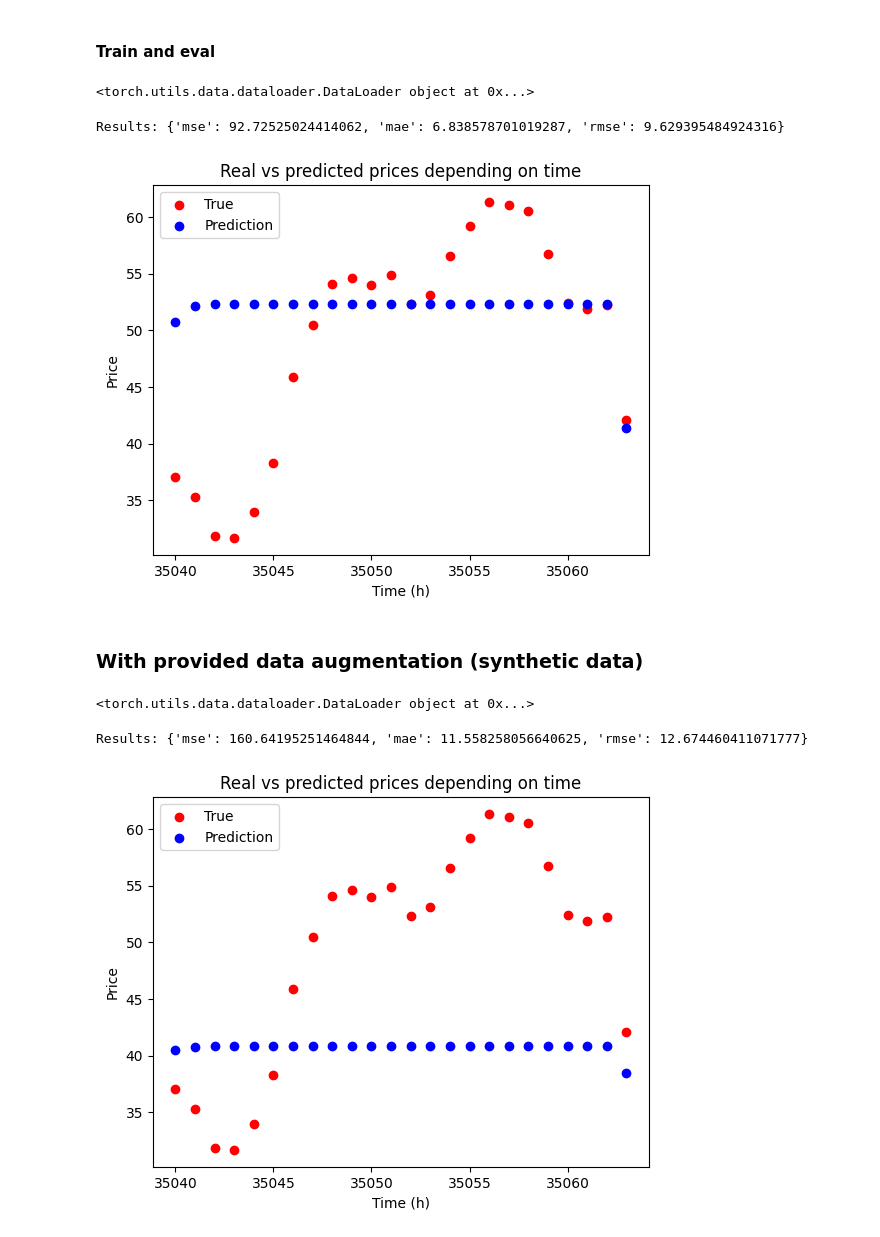
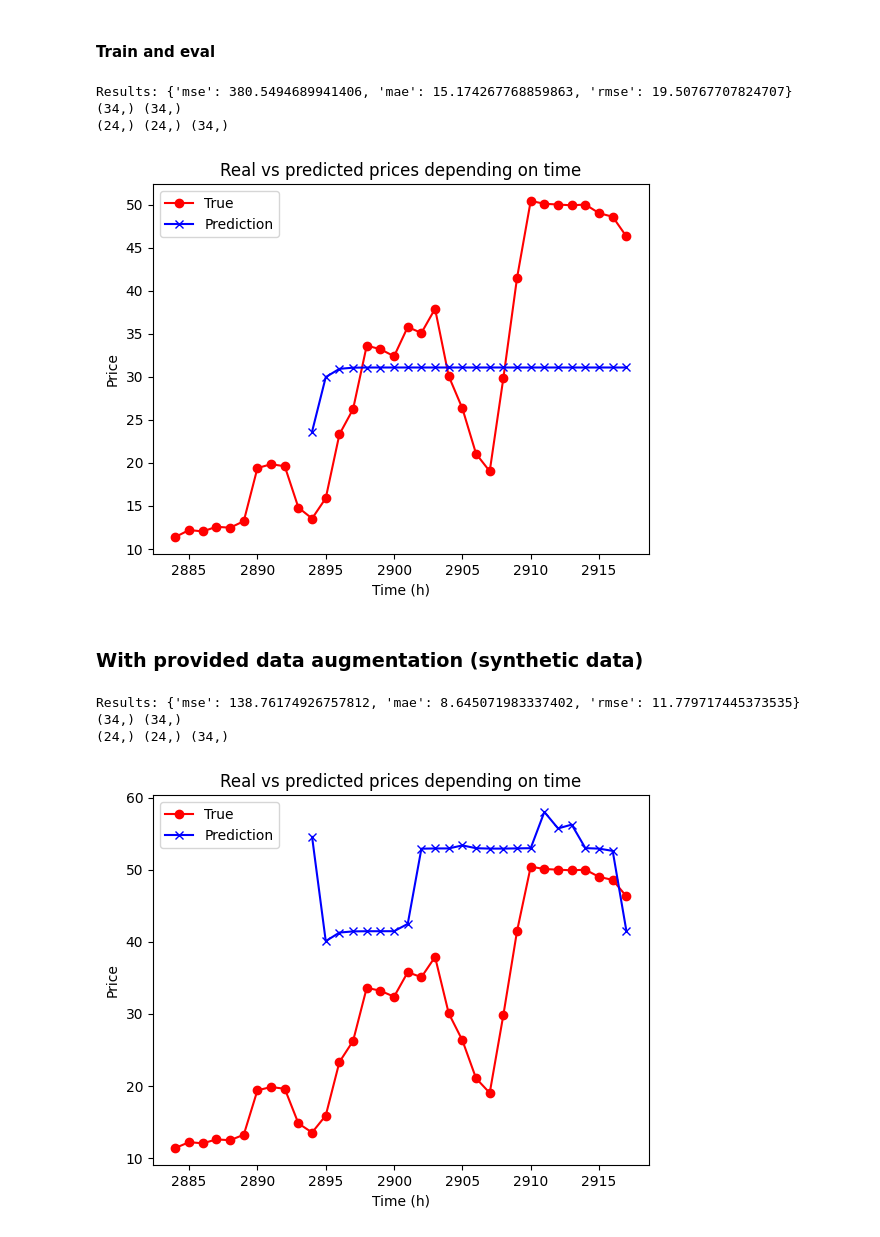
Before and after one commit to RobinMeneust/air_liquide_ai_challenge, a Jupyter notebook: notebooks/lstm.ipynb, the cells around one changed output. Cells and saved outputs as stored; diff of their text form; code cells hidden in the pictures.

```diff
--- a/notebooks/lstm.ipynb
+++ b/notebooks/lstm.ipynb
@@ -51,14 +54,13 @@ df_price_generated_00257.head()
 ## Preprocess data
 # %%
 def preprocess_true_data(df):
-    # df['date'] = pd.to_datetime(df['date'])
+    reference_date = pd.to_datetime("2016-12-31 00:00:00+00:00")
     new_df = df.copy()
     new_df['dayofweek'] = new_df['date'].dt.dayofweek
     new_df['hourofday'] = new_df['date'].dt.hour
     new_df['dayofyear'] = new_df['date'].dt.dayofyear
-    new_df["dayofseries"] = (new_df["date"] - new_df["date"].min()).dt.days
+    new_df["dayofseries"] = (new_df["date"] - reference_date).dt.days
     new_df["hoursofseries"] = new_df["dayofseries"]*24 + new_df["hourofday"]
-
     return new_df
 # %%
 df_price_preprocessed = preprocess_true_data(df_price)
@@ -254,11 +302,16 @@ model = train_model(train_dataloader, lr=0.05, n_epochs=20)
 predictions, ground_truth = predict(model, test_dataloader)
 results = test_model(predictions, ground_truth)
 print("Results:", results)
-plot_predictions_vs_real(df_price_preprocessed[-24:], ground_truth, predictions)
+
+# take last window ([-1, :])
+predictions = predictions.cpu().numpy()[-1, :]
+
+plot_predictions_vs_real(test_split.dataset, predictions)
 # %% [output]
-<torch.utils.data.dataloader.DataLoader object at 0x...>
+Results: {'mse': 380.5494689941406, 'mae': 15.174267768859863, 'rmse': 19.50767707824707}
+(34,) (34,)
+(24,) (24,) (34,)
-Results: {'mse': 92.72525024414062, 'mae': 6.838578701019287, 'rmse': 9.629395484924316}
-[figure, old version]
+[figure, new version]
 # %% [markdown]
 ### With provided data augmentation (synthetic data)
 # %%
@@ -275,9 +328,7 @@ def load_synthetic_datasets(path, max_num_fetched=None):
         if filename.endswith(".parquet"):
             df = pd.read_parquet(path + filename)
             df_preprocessed = preprocess_synthetic_data(df)
-            train_dataset, _ = get_datasets(df_preprocessed, 24, 12, 24, ["dayofweek", "hourofday", "dayofseries"], "price")
-
-            train_all.append(train_dataset)
+            train_all.append(DatasetWithWindow(df_preprocessed, 24, 12, 24, ["dayofweek", "hourofday", "dayofseries", "price"], "price"))
 
     return train_all
 # %%
@@ -285,15 +336,30 @@ directory = "../data/scenarios synthetiques/prix/"
 train_all = load_synthetic_datasets(directory, 5)
 # %%
 train_concat = ConcatDataset(train_all)
-train_dataloader = torch.utils.data.DataLoader(train_concat, batch_size = 3, shuffle = False)
+
+train_split_size = int(len(train_concat)*(1-VAL_RATIO))
+val_split_size = len(train_concat) - train_split_size
+
+train_split, val_split, _ = get_splits(train_concat, 0, VAL_RATIO)
+
+# test_split is the same (we don't want to test on synthetic data)
+
+train_split, val_split = torch.utils.data.random_split(train_concat, [train_split_size, val_split_size])
+train_dataloader = torch.utils.data.DataLoader(train_split, batch_size = 256, shuffle = False)
+val_dataloader = torch.utils.data.DataLoader(val_split, batch_size = 256, shuffle = False)
 # %%
-model = train_model(train_dataloader, lr=0.05, n_epochs=20)
+model, _ = train_model(train_dataloader, val_dataloader, lr=0.05, n_epochs=50)
 # %%
 predictions, ground_truth = predict(model, test_dataloader)
 results = test_model(predictions, ground_truth)
 print("Results:", results)
-plot_predictions_vs_real(df_price_preprocessed[-24:], ground_truth, predictions)
+
+# take last window ([-1, :])
+predictions = predictions.cpu().numpy()[-1, :]
+
+plot_predictions_vs_real(test_split.dataset, predictions)
 # %% [output]
-<torch.utils.data.dataloader.DataLoader object at 0x...>
+Results: {'mse': 138.76174926757812, 'mae': 8.645071983337402, 'rmse': 11.779717445373535}
+(34,) (34,)
+(24,) (24,) (34,)
-Results: {'mse': 160.64195251464844, 'mae': 11.558258056640625, 'rmse': 12.674460411071777}
-[figure, old version]
+[figure, new version]
```
Also changed, not shown: parts of 17 cells of this notebook, 5 other files.
